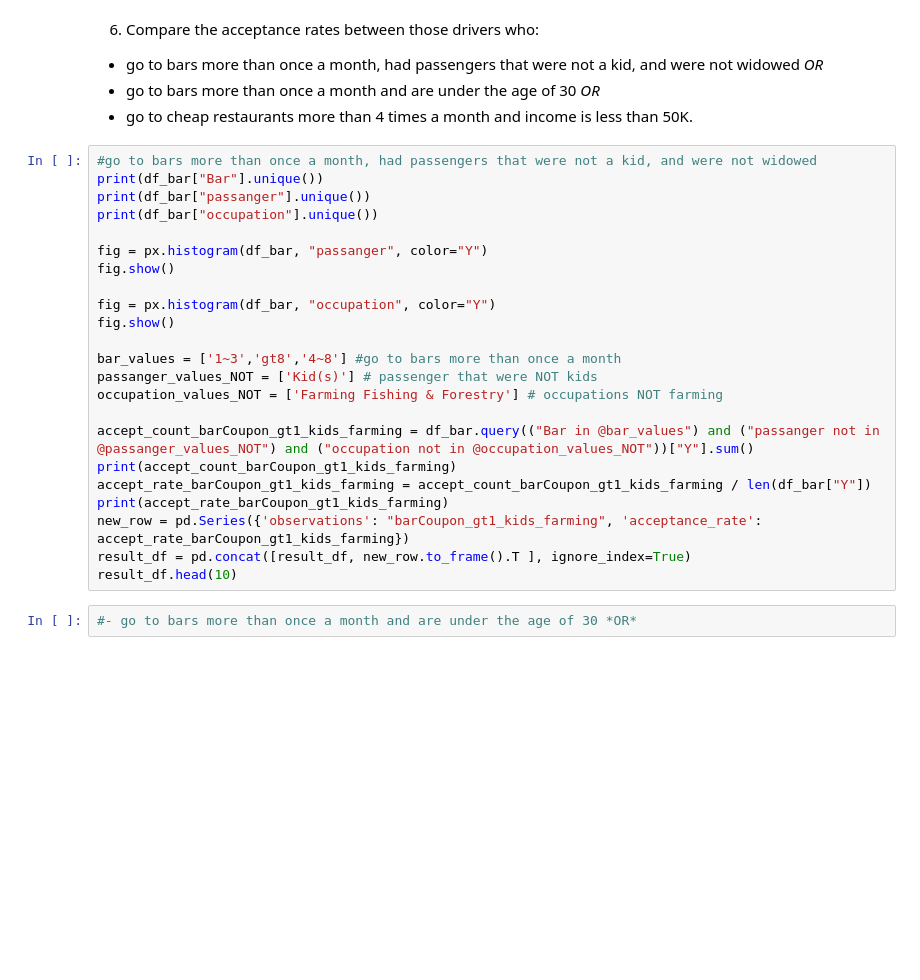
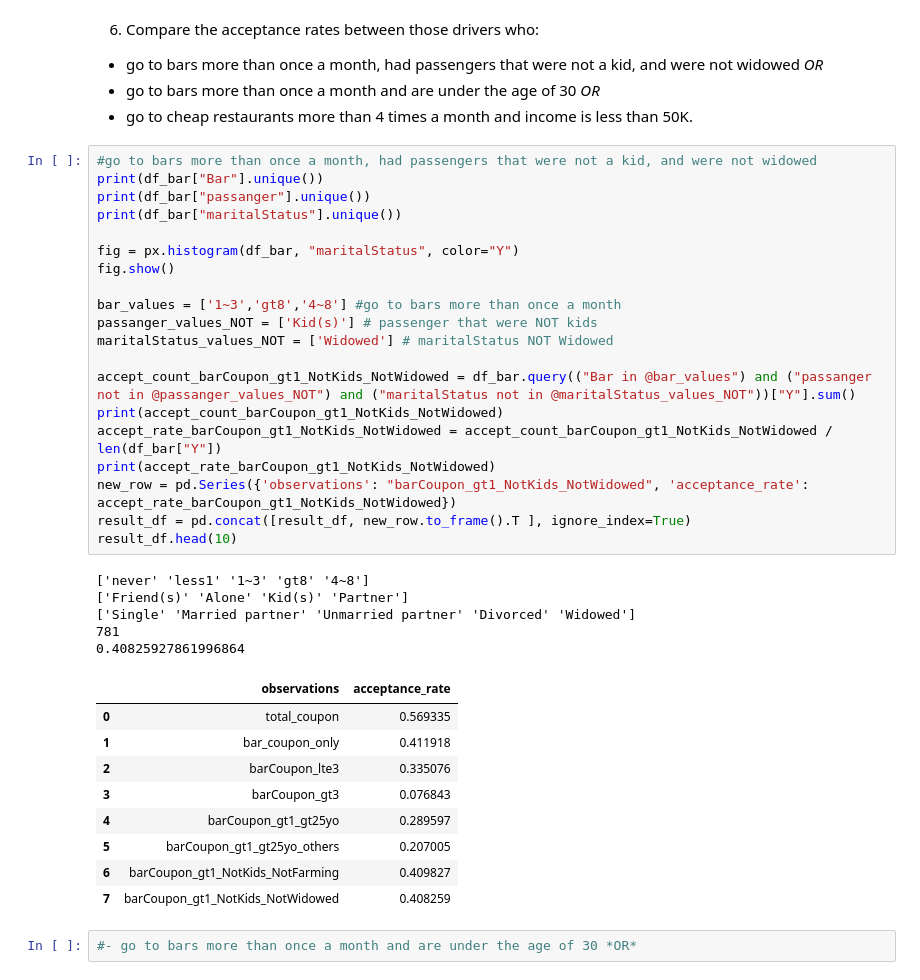
Before and after one commit to anhphong2312/ML-App1, a Jupyter notebook: assignment_5_1_starter/prompt.ipynb, the cells around one changed output. Drawn from its saved outputs; the diff is of its cells as text; blank space fills up the shorter version.

```diff
--- a/assignment_5_1_starter/prompt.ipynb
+++ b/assignment_5_1_starter/prompt.ipynb
@@ -337,26 +336,38 @@ result_df.head(10)
 # %%
 #go to bars more than once a month, had passengers that were not a kid, and were not widowed
 print(df_bar["Bar"].unique())
 print(df_bar["passanger"].unique())
-print(df_bar["occupation"].unique())
+print(df_bar["maritalStatus"].unique())
 
-fig = px.histogram(df_bar, "passanger", color="Y")
-fig.show()
-
-fig = px.histogram(df_bar, "occupation", color="Y")
+fig = px.histogram(df_bar, "maritalStatus", color="Y")
 fig.show()
 
 bar_values = ['1~3','gt8','4~8'] #go to bars more than once a month
 passanger_values_NOT = ['Kid(s)'] # passenger that were NOT kids
-occupation_values_NOT = ['Farming Fishing & Forestry'] # occupations NOT farming
+maritalStatus_values_NOT = ['Widowed'] # maritalStatus NOT Widowed
 
-accept_count_barCoupon_gt1_kids_farming = df_bar.query(("Bar in @bar_values") and ("passanger not in @passanger_values_NOT") and ("occupation not in @occupation_values_NOT"))["Y"].sum()
-print(accept_count_barCoupon_gt1_kids_farming)
-accept_rate_barCoupon_gt1_kids_farming = accept_count_barCoupon_gt1_kids_farming / len(df_bar["Y"])
-print(accept_rate_barCoupon_gt1_kids_farming)
-new_row = pd.Series({'observations': "barCoupon_gt1_kids_farming", 'acceptance_rate': accept_rate_barCoupon_gt1_kids_farming})
+accept_count_barCoupon_gt1_NotKids_NotWidowed = df_bar.query(("Bar in @bar_values") and ("passanger not in @passanger_values_NOT") and ("maritalStatus not in @maritalStatus_values_NOT"))["Y"].sum()
+print(accept_count_barCoupon_gt1_NotKids_NotWidowed)
+accept_rate_barCoupon_gt1_NotKids_NotWidowed = accept_count_barCoupon_gt1_NotKids_NotWidowed / len(df_bar["Y"])
+print(accept_rate_barCoupon_gt1_NotKids_NotWidowed)
+new_row = pd.Series({'observations': "barCoupon_gt1_NotKids_NotWidowed", 'acceptance_rate': accept_rate_barCoupon_gt1_NotKids_NotWidowed})
 result_df = pd.concat([result_df, new_row.to_frame().T ], ignore_index=True)
 result_df.head(10)
+# %% [output]
+['never' 'less1' '1~3' 'gt8' '4~8']
+['Friend(s)' 'Alone' 'Kid(s)' 'Partner']
+['Single' 'Married partner' 'Unmarried partner' 'Divorced' 'Widowed']
+781
+0.40825927861996864
+|  | observations | acceptance_rate |
+| 0 | total_coupon | 0.569335 |
+| 1 | bar_coupon_only | 0.411918 |
+| 2 | barCoupon_lte3 | 0.335076 |
+| 3 | barCoupon_gt3 | 0.076843 |
+| 4 | barCoupon_gt1_gt25yo | 0.289597 |
+| 5 | barCoupon_gt1_gt25yo_others | 0.207005 |
+| 6 | barCoupon_gt1_NotKids_NotFarming | 0.409827 |
+| 7 | barCoupon_gt1_NotKids_NotWidowed | 0.408259 |
 # %%
 #- go to bars more than once a month and are under the age of 30 *OR*
 # %%
```
Also changed, not shown: parts of 1 cell of this notebook.
